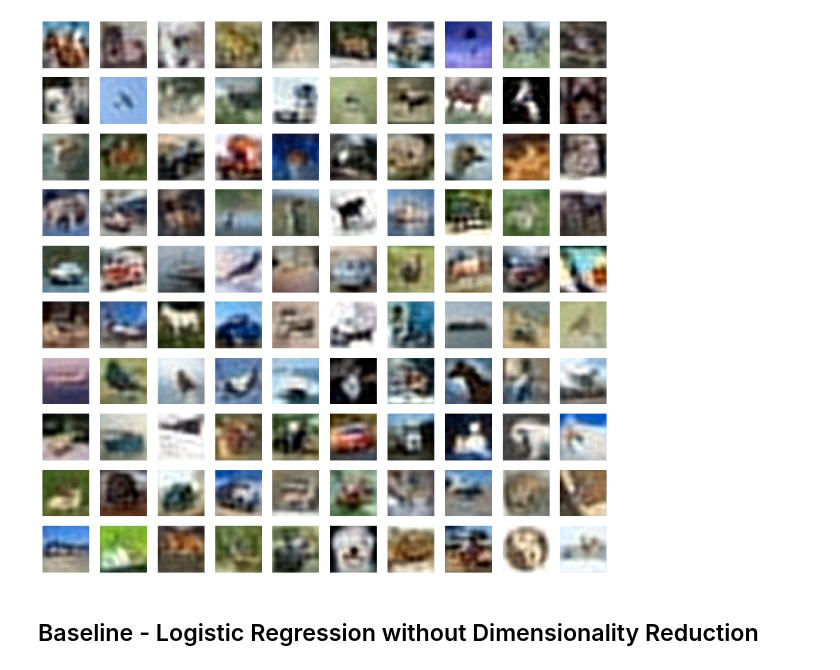
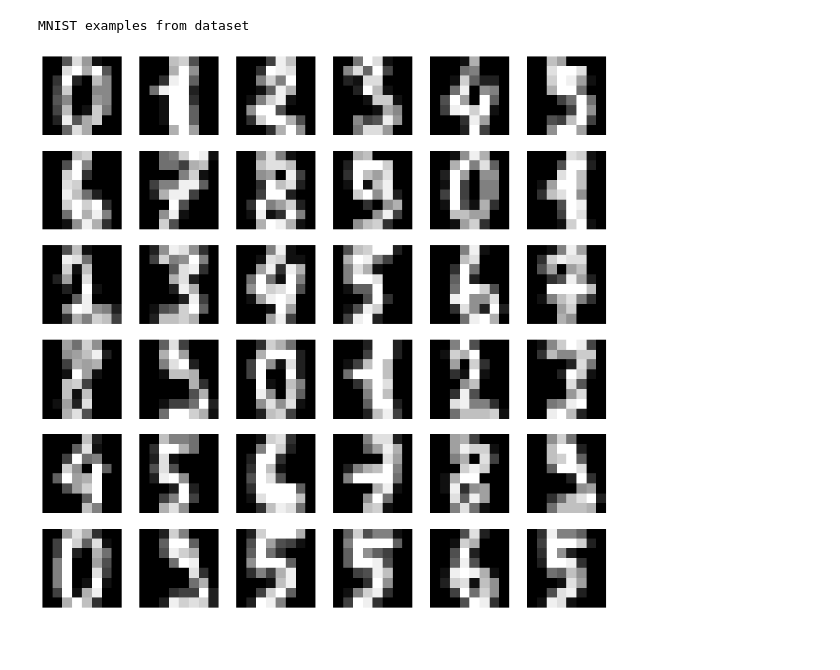
Before and after one commit to benikm91/cas_machine-learning-slides, a Jupyter notebook: code-examples/src/pca/pca.ipynb, the cells around one changed output. Saved outputs shown, nothing was run; the diff lists cells and outputs as text; code cells hidden in the pictures; blank space fills up the shorter version.

Commit message:
Improve text in examples.

```diff
--- a/code-examples/src/pca/pca.ipynb
+++ b/code-examples/src/pca/pca.ipynb
@@ -25,8 +27,2 @@ X_data, y_data = data["images"], data["labels"]
 
 X_data = X_data.reshape(X_data.shape[0], -1)
-# %%
-from sklearn.utils import shuffle
-X_data, y_data = shuffle(X_data, y_data, random_state=0)
-
-X_data = X_data[:1000, :]
-y_data = y_data[:1000]
@@ -35,7 +28,0 @@ y_data = y_data[:1000]
-# %%
-images_in_input_space = X_data.reshape(X_data.shape[0], 32, 32, 3)
-
-_, axes = plt.subplots(nrows=10, ncols=10, figsize=(16, 16))
-for ax, image in zip(axes.flatten(), images_in_input_space):
-    ax.set_axis_off()
-    ax.imshow(image)
@@ -72,9 +29,25 @@ Wall time: 23.4 s
-# %%
-_, axes = plt.subplots(nrows=10, ncols=10, figsize=(16, 16))
-for ax, image in zip(axes.flatten(), images_in_input_space_reconstructed):
-    ax.set_axis_off()
-    ax.imshow(image)
-# %% [output]
-[figure, removed]
-# %% [markdown]
-## Baseline - Logistic Regression without Dimensionality Reduction
+# %%
+def plot_images(data, orig_data=None, nrows=6, ncols=6):
+    """
+    Plot images with or without original data.
+    :param data: Data to plot
+    :param orig_data: Original data to plot next to data.
+    :param nrows: number of rows
+    :param ncols: number of columns
+    """
+    data = data.reshape(data.shape[0], 8, 8)
+    if orig_data is not None:
+        orig_data = orig_data.reshape(data.shape[0], 8, 8)
+        data = np.array(list(zip(orig_data, data)))
+        data = data.reshape(-1, 8, 8)
+    _, axes = plt.subplots(nrows=nrows, ncols=ncols, figsize=(16, 16))
+    for ax, image in zip(axes.flatten(), data):
+        ax.set_axis_off()
+        ax.imshow(image, cmap='gray')
+# %%
+print("MNIST examples from dataset")
+plot_images(X_data)
+plt.show()
+# %% [output]
+MNIST examples from dataset
+[figure, added]
```
Also changed, not shown: parts of 19 cells of this notebook, 6 other files.
